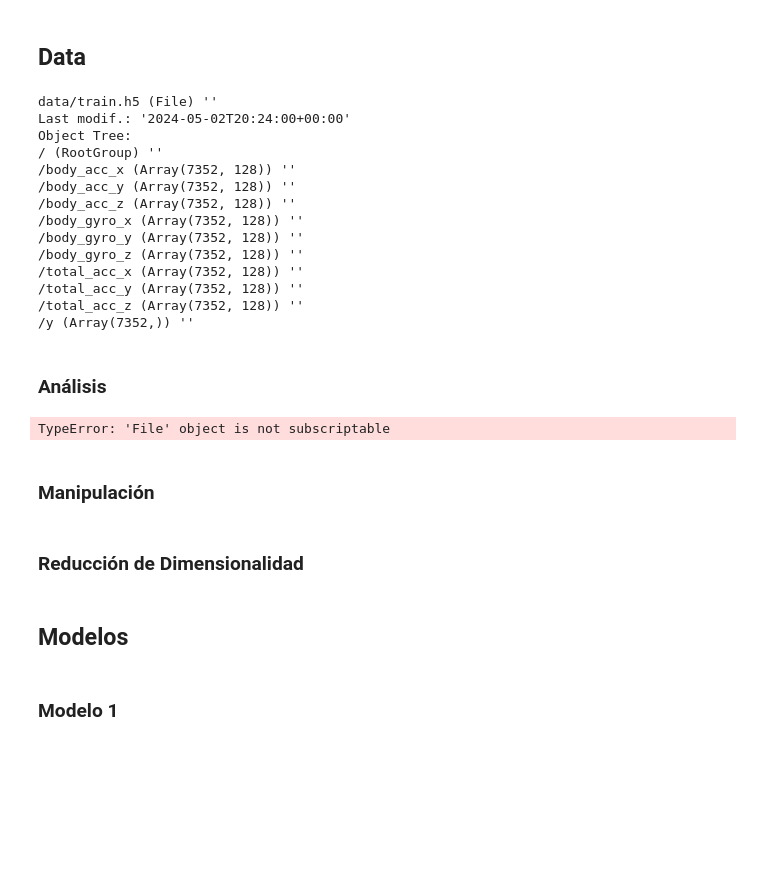
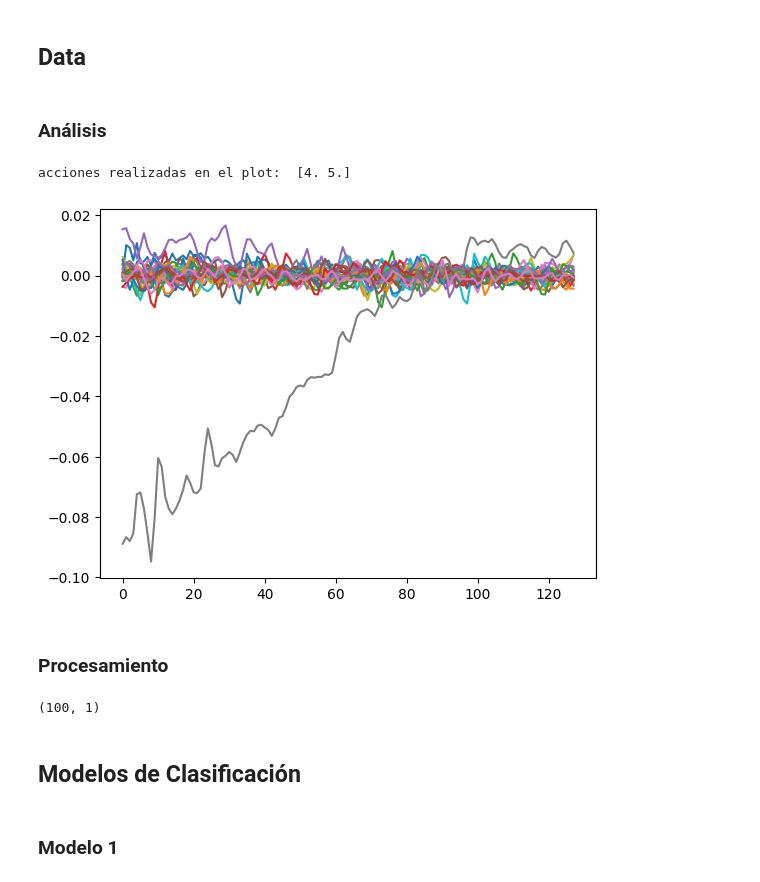
Before and after one commit to kaloslazo/SupervisedClassification, a Jupyter notebook: main.ipynb, the cells around one changed output. Cells and saved outputs as stored; diff of their text form; code cells hidden in the pictures; blank space fills up the shorter version.

Commit message:
first visualization

```diff
--- a/main.ipynb
+++ b/main.ipynb
@@ -14,41 +14,55 @@ from sklearn.model_selection import train_test_split
 from sklearn.metrics import accuracy_score, confusion_matrix
 # %% [markdown]
 ## Data
-# %%
-path = "data/"
-train_path = path + "train.h5"
-test_path = path + "test.h5"
-
-train_data = pt.open_file(train_path, mode='r')
-test_data = pt.open_file(test_path, mode='r')
-print(train_data)
-# %% [output]
-data/train.h5 (File) ''
-Last modif.: '2024-05-02T20:24:00+00:00'
-Object Tree:
-/ (RootGroup) ''
-/body_acc_x (Array(7352, 128)) ''
-/body_acc_y (Array(7352, 128)) ''
-/body_acc_z (Array(7352, 128)) ''
-/body_gyro_x (Array(7352, 128)) ''
-/body_gyro_y (Array(7352, 128)) ''
-/body_gyro_z (Array(7352, 128)) ''
-/total_acc_x (Array(7352, 128)) ''
-/total_acc_y (Array(7352, 128)) ''
-/total_acc_z (Array(7352, 128)) ''
-/y (Array(7352,)) ''
+# %%
+path = "data/"
+train_path = path + "train.h5"
+test_path = path + "test.h5"
+
+def h5_to_df_arr(path):
+    dataframes = []
+    with h5py.File(path, 'r') as hf:
+        for dataset_name in hf:
+            dataset = hf[dataset_name][()]
+            df = pd.DataFrame(dataset)
+            dataframes.append(df)
+    return dataframes
+
+train_data = h5_to_df_arr(train_path)
+
+X_train = [df.to_numpy() for df in train_data[0:-1]]
+Y_train = train_data[len(train_data)-1].to_numpy()
+Y_train = Y_train.T[0]
 # %% [markdown]
 ### Análisis
 # %%
-train_data[1]
+import seaborn as sns
+
+offset = 0
+n = 28
+plot_data = train_data[0][offset:offset+n].to_numpy()
+print("acciones realizadas en el plot: ", np.unique(Y_train[offset:offset+n]))
+for row in plot_data:
+    sns.lineplot(data=row)
 # %% [output]
-TypeError: 'File' object is not subscriptable
+acciones realizadas en el plot:  [4. 5.]
+[figure, added]
 # %% [markdown]
-### Manipulación
+### Procesamiento
 # %%
-# Convertir clases a int
+# Extraer features usando pyts
+from pyts.transformation import ShapeletTransform
+st = ShapeletTransform(n_shapelets=1, window_sizes=[1])
 
+new_X_train = []
+for df in X_train:
+    new_df = st.fit_transform(df, Y_train)
+    new_X_train.append(new_df)
 
+new_df = st.fit_transform(X_train[0][:100], Y_train[:100])
+new_df.shape
+
+# print(len(new_X_train[0]))
 # Normalizar
+# %% [output]
+(100, 1)
-# %% [markdown]
-### Reducción de Dimensionalidad
@@ -57,5 +69,5 @@ TypeError: 'File' object is not subscriptable
 # %% [markdown]
-## Modelos
+## Modelos de Clasificación
 # %% [markdown]
 ### Modelo 1
 # %% [markdown]
```
Also changed, not shown: parts of 4 cells of this notebook.
